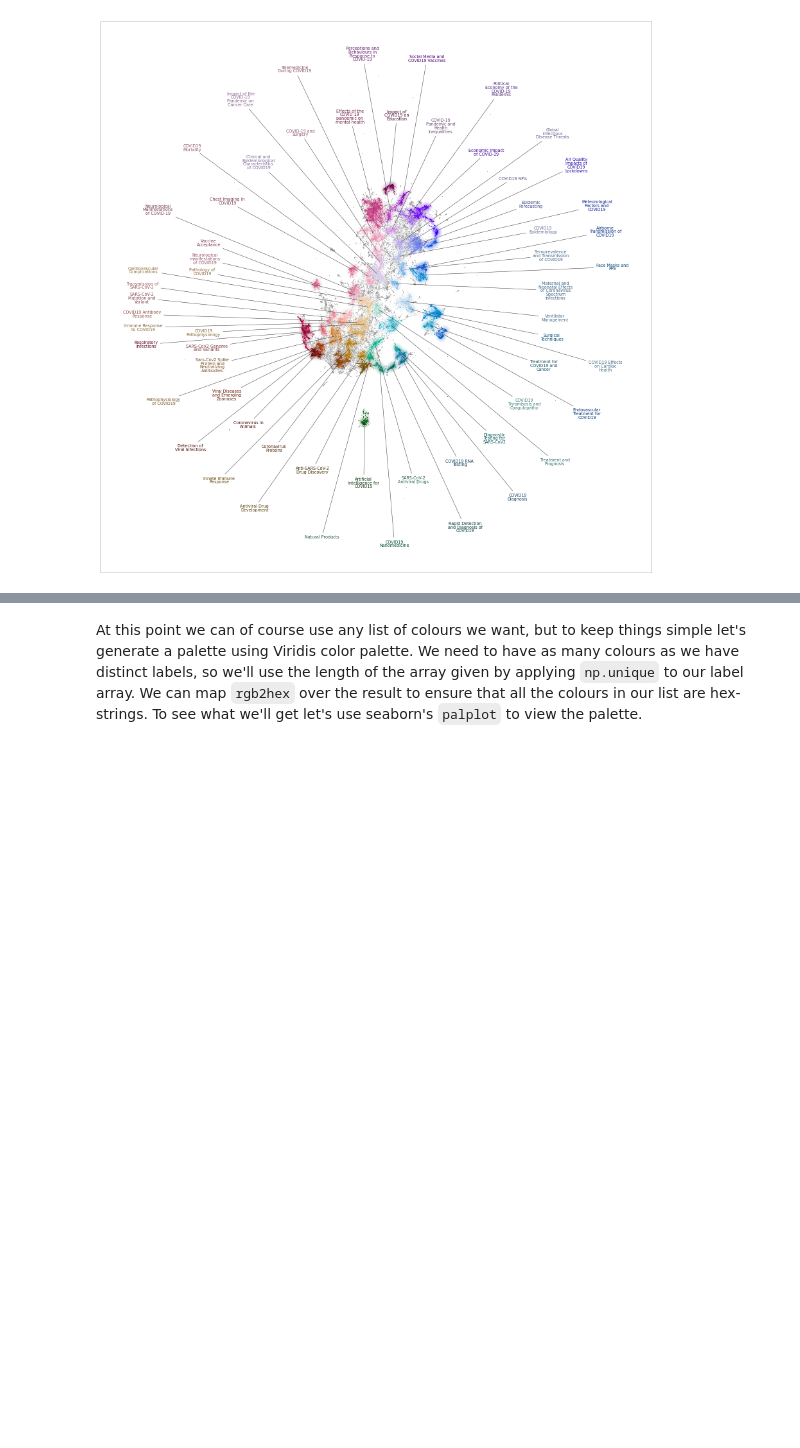
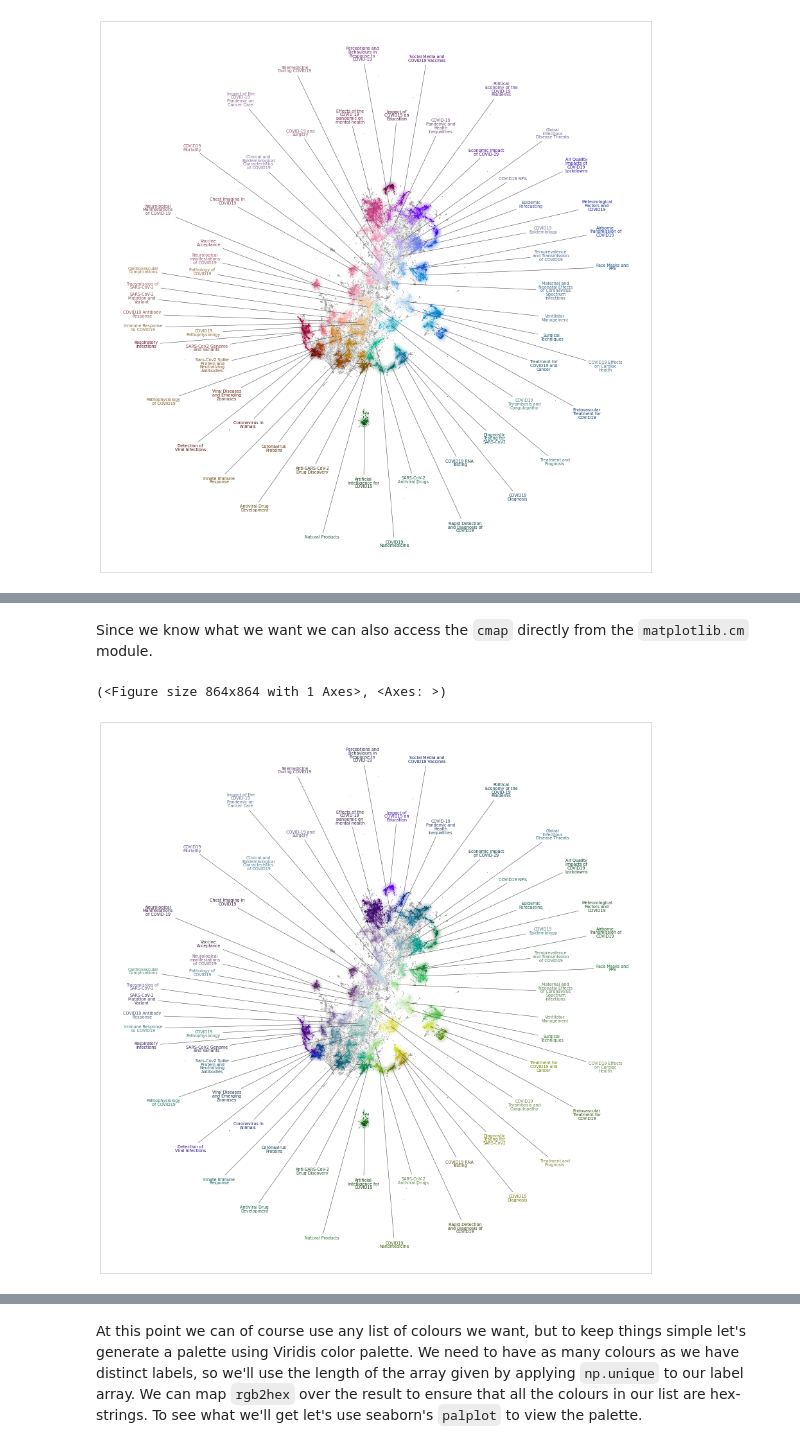
Before and after one commit to TutteInstitute/datamapplot, a Jupyter notebook: doc/colour_controls.ipynb, the cells around one changed output, grey strips where cells are left out. Cells and saved outputs as stored; diff of their text form; code cells hidden in the pictures; blank space fills up the shorter version.

```diff
--- a/doc/colour_controls.ipynb
+++ b/doc/colour_controls.ipynb
@@ -74,0 +84,7 @@ But what if you don't want to use the auto-generated palette, and have your own
+# %% [markdown]
+Since we know what we want we can also access the ``cmap`` directly from the ``matplotlib.cm`` module.
+# %%
+datamapplot.create_plot(cord19_data_map, cord19_labels, cmap=matplotlib.cm.viridis)
+# %% [output]
+(<Figure size 864x864 with 1 Axes>, <Axes: >)
+[figure, added]
```
Also changed, not shown: parts of 11 cells of this notebook, 5 other files.
